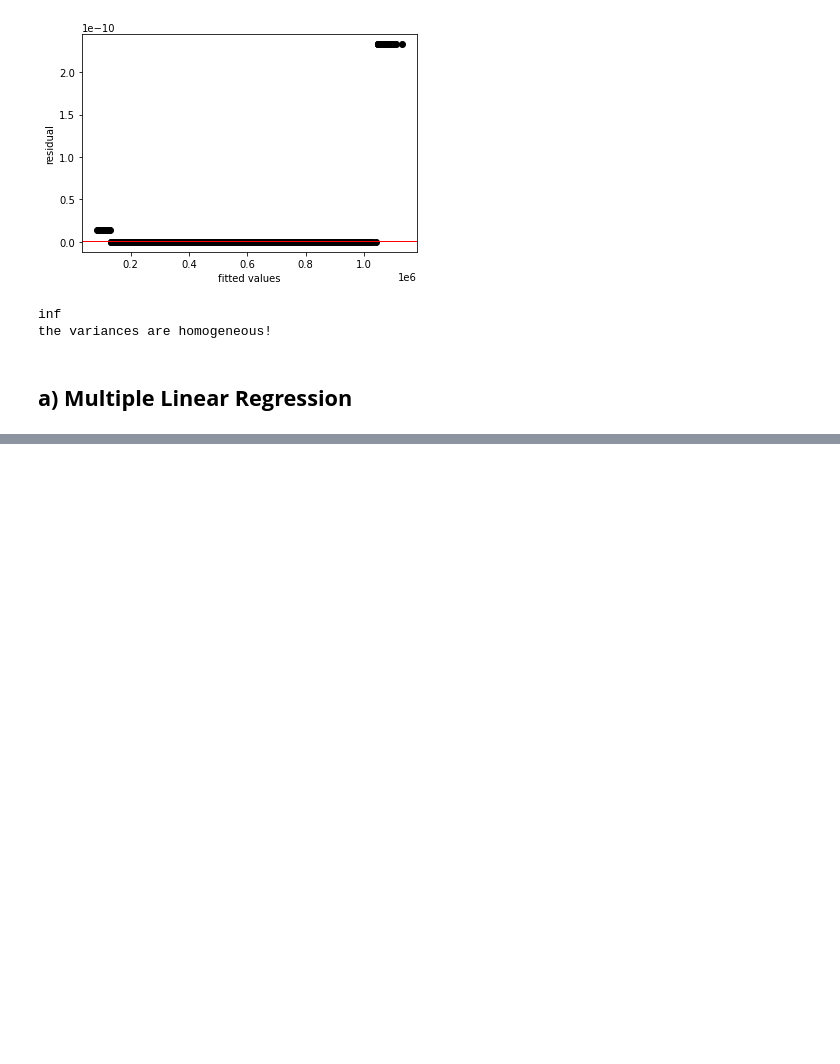
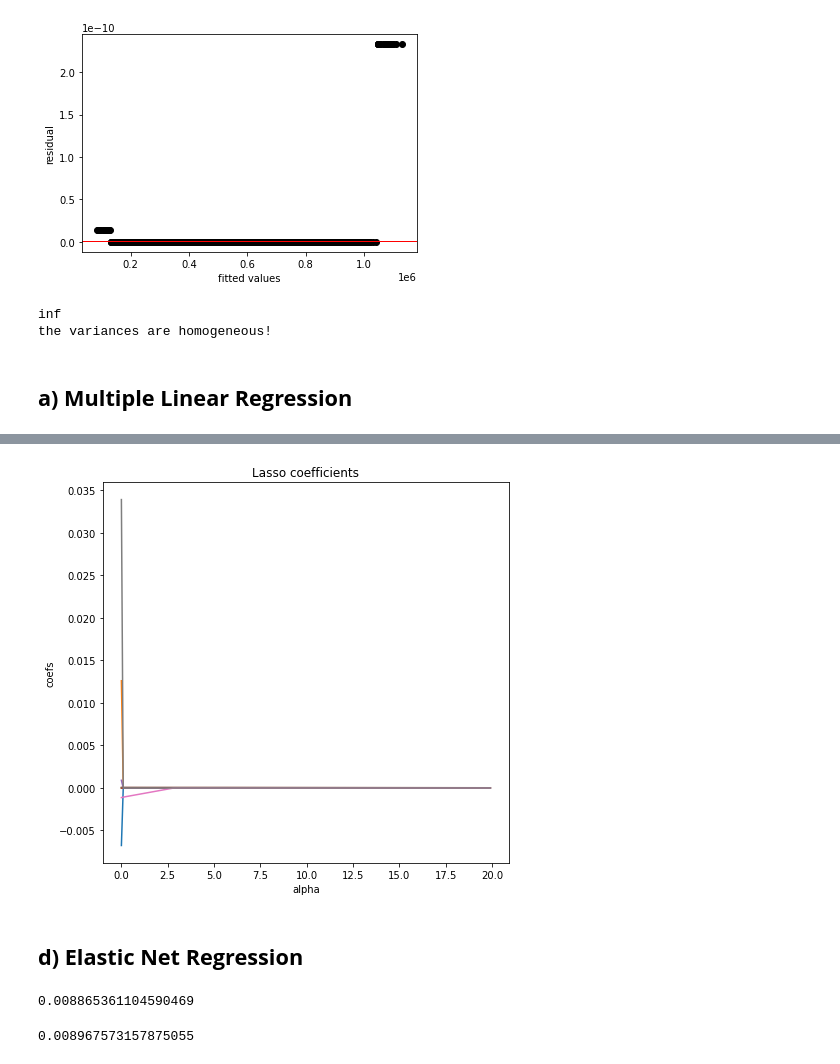
Before and after one commit to Maria-mbugua/IPWeek7-Core, a Jupyter notebook: SALES_PREDICTION.ipynb, the cells around one changed output, grey strips where cells are left out. Cells and saved outputs as stored; diff of their text form; code cells hidden in the pictures; blank space fills up the shorter version.

```diff
--- a/SALES_PREDICTION.ipynb
+++ b/SALES_PREDICTION.ipynb
@@ -445,0 +680,19 @@ the variances are homogeneous!
+# %%
+# Importing linear models
+
+from sklearn import linear_model
+from sklearn.metrics import mean_squared_error
+
+# Creating lasso object
+
+lasso = linear_model.Lasso()
+
+# Fitting the models
+
+lasso.fit(X, y)
+
+# Print scores, MSE, and coefficients
+
+print("lasso score:", lasso.score(X, y))
+print("lasso MSE:", mean_squared_error(y, lasso.predict(X)))
+print("lasso coef:", lasso.coef_)
@@ -445,0 +738,29 @@ the variances are homogeneous!
+# %%
+# Importing library for visualization
+
+import matplotlib.pyplot as plt
+coefsLasso = []
+
+# Building Lasso for 200 values of alpha and write the coefficients into array
+
+alphasLasso = np.arange (0, 20, 0.1)
+for i in range(200):
+    lasso = linear_model.Lasso(alpha=alphasLasso[i])
+    lasso.fit(X_train, y_train)
+    coefsLasso.append(lasso.coef_)
+
+# Building Lasso coefficient plots
+
+plt.figure(figsize = (16,7))
+
+plt.subplot(121)
+plt.plot(alphasLasso, coefsLasso)
+plt.title('Lasso coefficients')
+plt.xlabel('alpha')
+plt.ylabel('coefs')
+
+plt.show()
+# %% [output]
+[figure, added]
+# %% [markdown]
+## **d) Elastic Net Regression**
@@ -445,0 +773,8 @@ the variances are homogeneous!
+# %%
+# Creating our linear regression model for the purpose of comparison
+print(first_model)
+
+# This mean standard error score of 1.05 is our benchmark for determining
+# if the elastic net model will be better or worst.
+# %% [output]
+0.008865361104590469
@@ -445,0 +789,8 @@ the variances are homogeneous!
+# %%
+# Fitting our model and display the best parameters and the best results we can get with the setup.
+
+search.fit(X,y)
+search.best_params_
+abs(search.best_score_)
+# %% [output]
+0.008967573157875055
```
Also changed, not shown: parts of 37 cells of this notebook.
